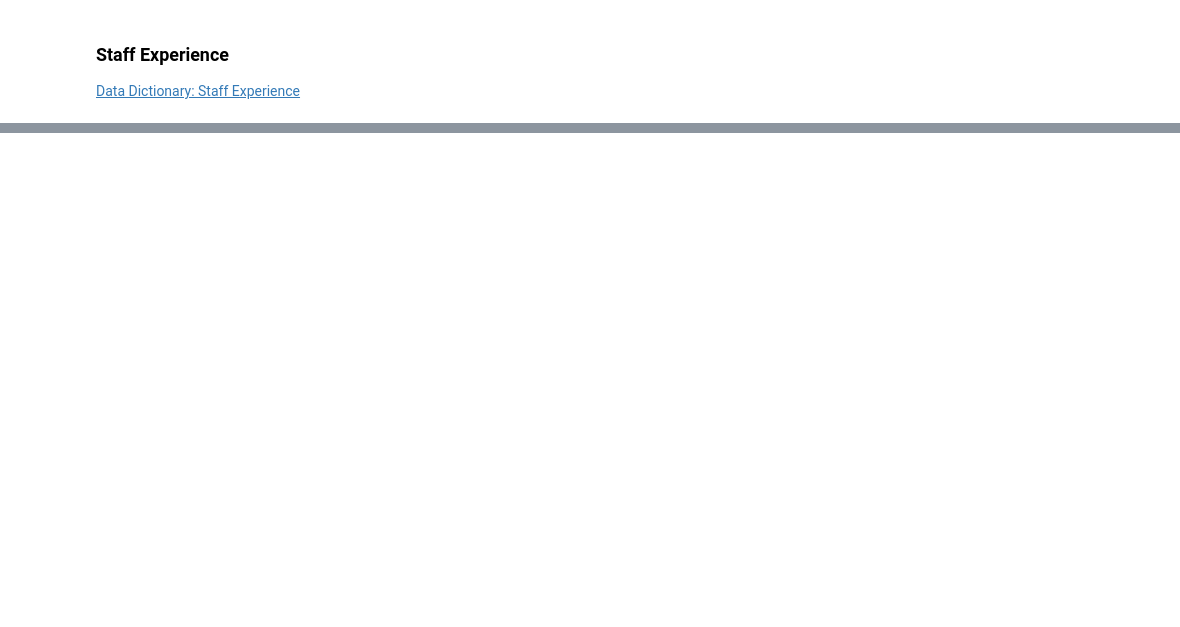
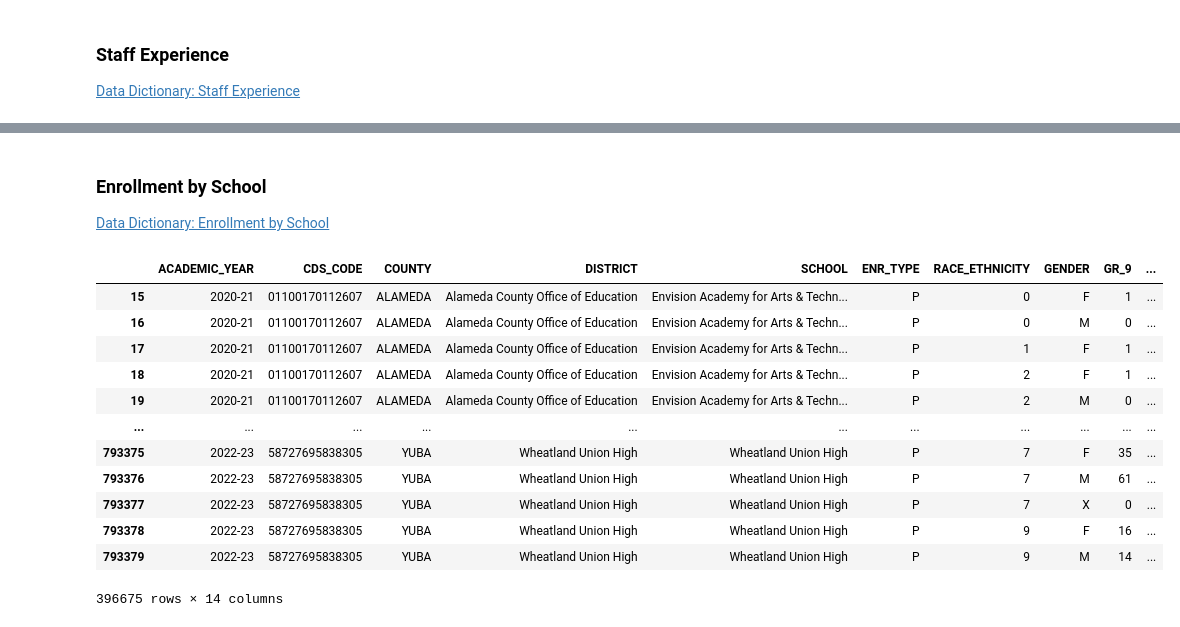
Before and after one commit to junclemente/ads599-capstone_project, a Jupyter notebook: library/01_data_preparation.ipynb, the cells around one changed output, grey strips where cells are left out. Cells and saved outputs as stored; diff of their text form; code cells hidden in the pictures; blank space fills up the shorter version.

```diff
--- a/library/01_data_preparation.ipynb
+++ b/library/01_data_preparation.ipynb
@@ -1079,0 +701,50 @@ There are 13 near-constant columns with >= 95% of values being the same.
+# %% [markdown]
+### Enrollment by School
+
+[Data Dictionary: Enrollment by School](https://www.cde.ca.gov/ds/ad/fsenrps.asp)
+# %%
+df_enroll = pd.read_pickle(raw_pickle / "raw_school_enroll.pkl")
+# %%
+cols_enroll = [
+    "ACADEMIC_YEAR",
+    "CDS_CODE",
+    "COUNTY",
+    "DISTRICT",
+    "SCHOOL",
+    "ENR_TYPE",
+    "RACE_ETHNICITY",
+    "GENDER",
+    # "GR_KN",
+    # "GR_1",
+    # "GR_2",
+    # "GR_3",
+    # "GR_4",
+    # "GR_5",
+    # "GR_6",
+    # "GR_7",
+    # "GR_8",
+    # "UNGR_ELM",
+    "GR_9",
+    "GR_10",
+    "GR_11",
+    "GR_12",
+    "UNGR_SEC",
+    "ENR_TOTAL",
+    # "ADULT",
+]
+
+df_enroll[cols_enroll]
+# %% [output]
+|  | ACADEMIC_YEAR | CDS_CODE | COUNTY | DISTRICT | SCHOOL | ENR_TYPE | RACE_ETHNICITY | GENDER | GR_9 | ... |
+| 15 | 2020-21 | 01100170112607 | ALAMEDA | Alameda County Office of Education | Envision Academy for Arts & Techn... | P | 0 | F | 1 | ... |
+| 16 | 2020-21 | 01100170112607 | ALAMEDA | Alameda County Office of Education | Envision Academy for Arts & Techn... | P | 0 | M | 0 | ... |
+| 17 | 2020-21 | 01100170112607 | ALAMEDA | Alameda County Office of Education | Envision Academy for Arts & Techn... | P | 1 | F | 1 | ... |
+| 18 | 2020-21 | 01100170112607 | ALAMEDA | Alameda County Office of Education | Envision Academy for Arts & Techn... | P | 2 | F | 1 | ... |
+| 19 | 2020-21 | 01100170112607 | ALAMEDA | Alameda County Office of Education | Envision Academy for Arts & Techn... | P | 2 | M | 0 | ... |
+| ... | ... | ... | ... | ... | ... | ... | ... | ... | ... | ... |
+| 793375 | 2022-23 | 58727695838305 | YUBA | Wheatland Union High | Wheatland Union High | P | 7 | F | 35 | ... |
+| 793376 | 2022-23 | 58727695838305 | YUBA | Wheatland Union High | Wheatland Union High | P | 7 | M | 61 | ... |
+| 793377 | 2022-23 | 58727695838305 | YUBA | Wheatland Union High | Wheatland Union High | P | 7 | X | 0 | ... |
+| 793378 | 2022-23 | 58727695838305 | YUBA | Wheatland Union High | Wheatland Union High | P | 9 | F | 16 | ... |
+| 793379 | 2022-23 | 58727695838305 | YUBA | Wheatland Union High | Wheatland Union High | P | 9 | M | 14 | ... |
+396675 rows × 14 columns
```
Also changed, not shown: parts of 97 cells of this notebook, 6 other files.
